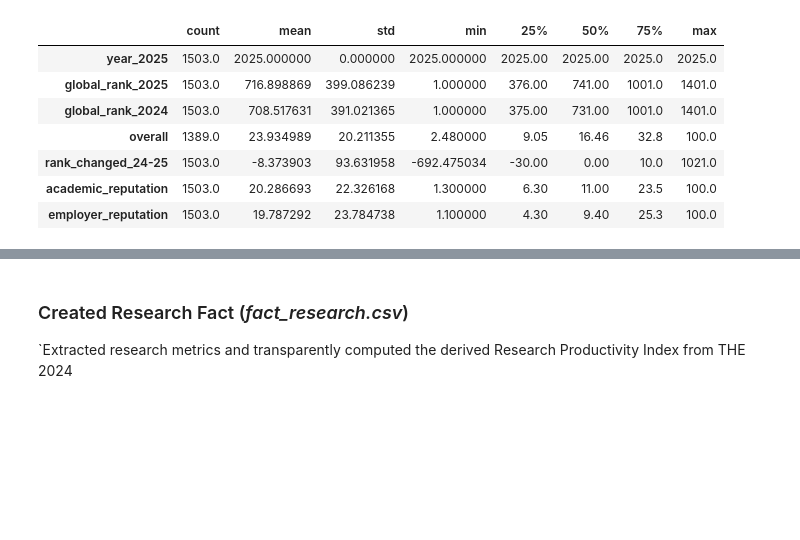
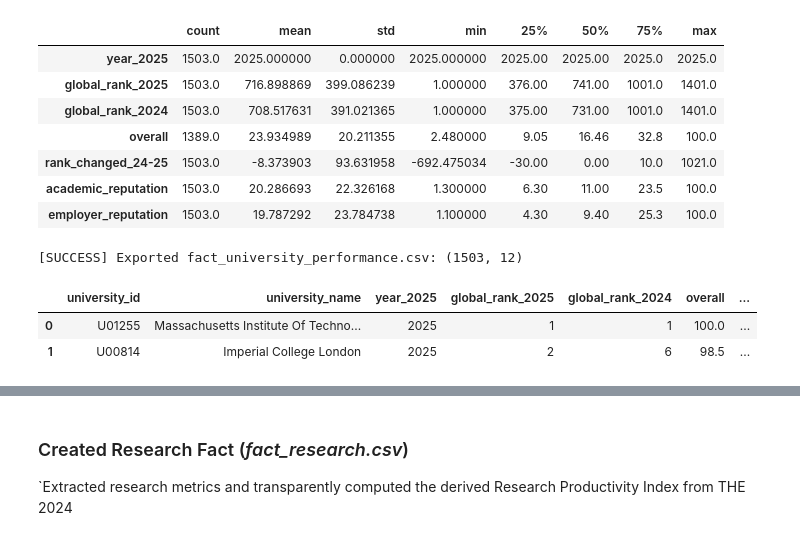
Before and after one commit to springboardmentor1234r/Higher-Education-Intelligence-System-for-Institutional-Performance-and-Academic-Excellence-Analysis, a Jupyter notebook: Milestone_1/cleaned/education_cleaning.ipynb, the cells around one changed output, grey strips where cells are left out. Saved outputs shown, nothing was run; the diff lists cells and outputs as text; code cells hidden in the pictures; blank space fills up the shorter version.

```diff
--- a/Milestone_1/cleaned/education_cleaning.ipynb
+++ b/Milestone_1/cleaned/education_cleaning.ipynb
@@ -20,10 +20,10 @@ CLEANED_DIR = "D:\Tech\Projects\Visualization\Infosis\Higher-Education-Intellige
   "World University Rankings 2023", "World Bank Education Statistics")
 '''
 try:
-    df_qs = pd.read_csv(f"{RAW_DIR}/qs_2025_raw.csv", encoding="latin-1", low_memory=False)
-    df_wb_edu = pd.read_csv(f"{RAW_DIR}/world_bank_education_raw.csv", encoding="latin-1", low_memory=False)
-    df_wur = pd.read_csv(f"{RAW_DIR}/wur_2023_raw.csv", encoding="latin-1", low_memory=False)
-    df_the = pd.read_csv(f"{RAW_DIR}/the_2024_raw.csv", encoding="latin-1", low_memory=False)
+    df_qs = pd.read_csv(f"{RAW_DIR}/qs_2025_raw.csv", encoding="utf-8", low_memory=False)
+    df_wb_edu = pd.read_csv(f"{RAW_DIR}/world_bank_education_raw.csv", encoding="utf-8", low_memory=False)
+    df_wur = pd.read_csv(f"{RAW_DIR}/wur_2023_raw.csv", encoding="utf-8", low_memory=False)
+    df_the = pd.read_csv(f"{RAW_DIR}/the_2024_raw.csv", encoding="utf-8", low_memory=False)
     print('All dataset are loaded successfully')
 except Exception as e:
     print(f"Could not read file: {e}")
@@ -685,7 +685,12 @@ fact_university_performance.describe().T
 | academic_reputation | 1503.0 | 20.286693 | 22.326168 | 1.300000 | 6.30 | 11.00 | 23.5 | 100.0 |
 | employer_reputation | 1503.0 | 19.787292 | 23.784738 | 1.100000 | 4.30 | 9.40 | 25.3 | 100.0 |
 # %%
-# # Export deliverable
-# #fact_university_performance.to_csv(f"{CLEANED_DIR}/fact_university_performance.csv", index=False)
-# print(f"[SUCCESS] Exported fact_university_performance.csv: {fact_university_performance.shape}")
-# fact_university_performance.head(2)
+# Export deliverable
+#fact_university_performance.to_csv(f"{CLEANED_DIR}/fact_university_performance.csv", index=False)
+print(f"[SUCCESS] Exported fact_university_performance.csv: {fact_university_performance.shape}")
+fact_university_performance.head(2)
+# %% [output]
+[SUCCESS] Exported fact_university_performance.csv: (1503, 12)
+|  | university_id | university_name | year_2025 | global_rank_2025 | global_rank_2024 | overall | ... |
+| 0 | U01255 | Massachusetts Institute Of Techno... | 2025 | 1 | 1 | 100.0 | ... |
+| 1 | U00814 | Imperial College London | 2025 | 2 | 6 | 98.5 | ... |
```
Also changed, not shown: parts of 11 cells of this notebook, 11 other files.
